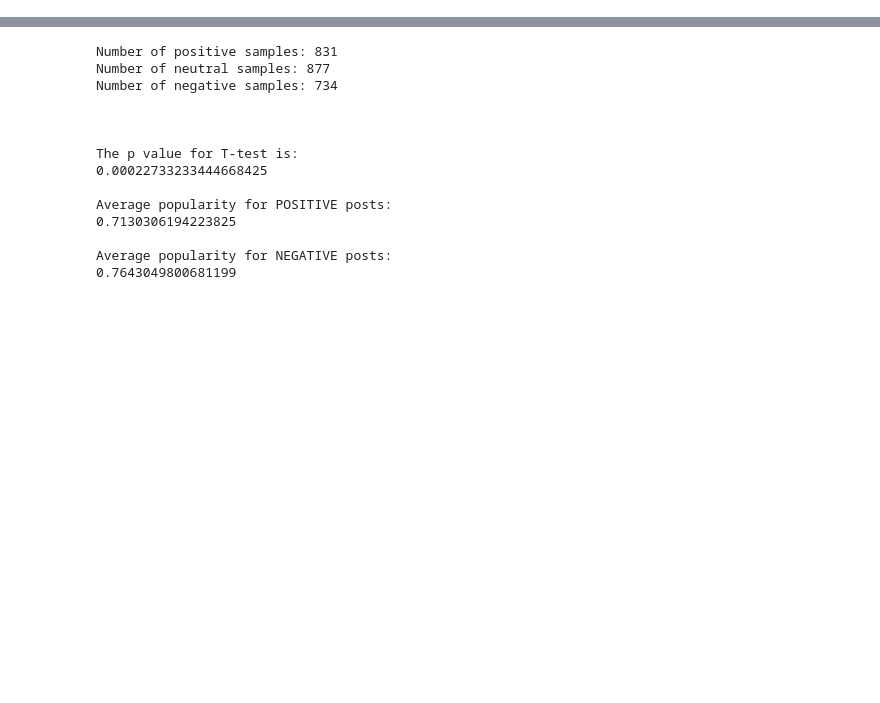
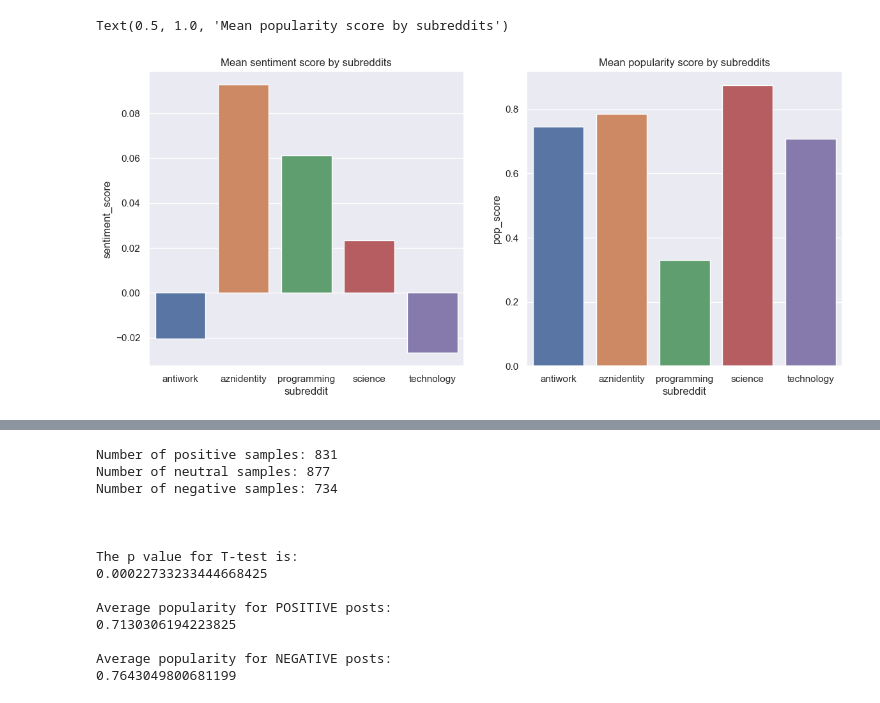
Before and after one commit to gli-i/reddit-data-analysis, a Jupyter notebook: stats_tests.ipynb, the cells around one changed output, grey strips where cells are left out. Saved outputs shown, nothing was run; the diff lists cells and outputs as text; code cells hidden in the pictures; blank space fills up the shorter version.

```diff
--- a/stats_tests.ipynb
+++ b/stats_tests.ipynb
@@ -24,6 +25,23 @@ def load_csv_files(directory):
 submissions_cleaned_df= load_csv_files('submissions_cleaned')
 comments_cleaned_df = load_csv_files('comments_cleaned/comms')
 submissions_linked_df = load_csv_files('comments_cleaned/subs')
+# %%
+mean_scores = submissions_cleaned_df.groupby('subreddit').agg({
+    'sentiment_score': 'mean',
+    'pop_score': 'mean'
+}).reset_index()
+
+plt.figure(figsize=(14, 6))
+
+plt.subplot(1, 2, 1)
+sns.barplot(x='subreddit', y='sentiment_score', data=mean_scores)
+plt.title('Mean sentiment score by subreddits')
+plt.subplot(1, 2, 2)
+sns.barplot(x='subreddit', y='pop_score', data=mean_scores)
+plt.title('Mean popularity score by subreddits')
+# %% [output]
+Text(0.5, 1.0, 'Mean popularity score by subreddits')
+[figure, added]
 # %%
 #histograms of popularity scores
 
```
Also changed, not shown: parts of 11 cells of this notebook.
